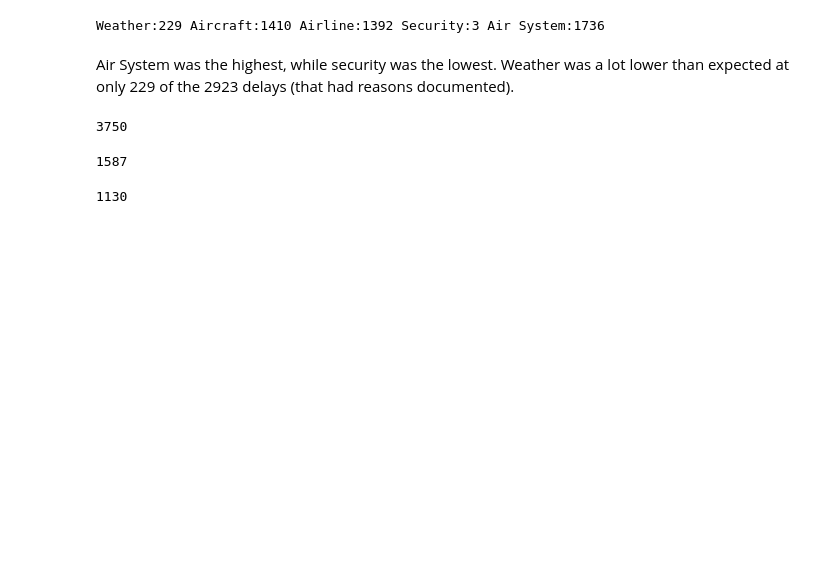
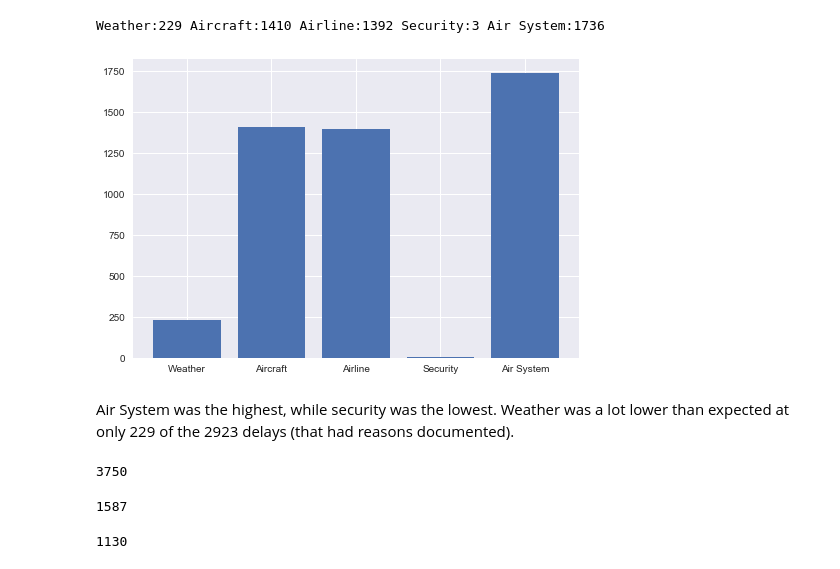
Before and after one commit to jrf95/Springboard, a Jupyter notebook: capstone project/Capstone.ipynb, the cells around one changed output. Cells and saved outputs as stored; diff of their text form; code cells hidden in the pictures; blank space fills up the shorter version.

```diff
--- a/capstone project/Capstone.ipynb
+++ b/capstone project/Capstone.ipynb
@@ -258,6 +242,15 @@ print("Weather:{}".format(count_1),
      "Air System:{}".format(count_5))
 # %% [output]
 Weather:229 Aircraft:1410 Airline:1392 Security:3 Air System:1736
+# %%
+# plot delay reasons
+x = np.arange(5)
+y = [count_1, count_2, count_3, count_4, count_5]
+plt.bar(x, y)
+plt.xticks(x, ('Weather', 'Aircraft', 'Airline', 'Security', 'Air System'))
+plt.show()
+# %% [output]
+[figure, added]
 # %% [markdown]
 Air System was the highest, while security was the lowest. Weather was a lot lower than expected at only 229 of the
 2923 delays (that had reasons documented).
```
Also changed, not shown: parts of 59 cells of this notebook.
